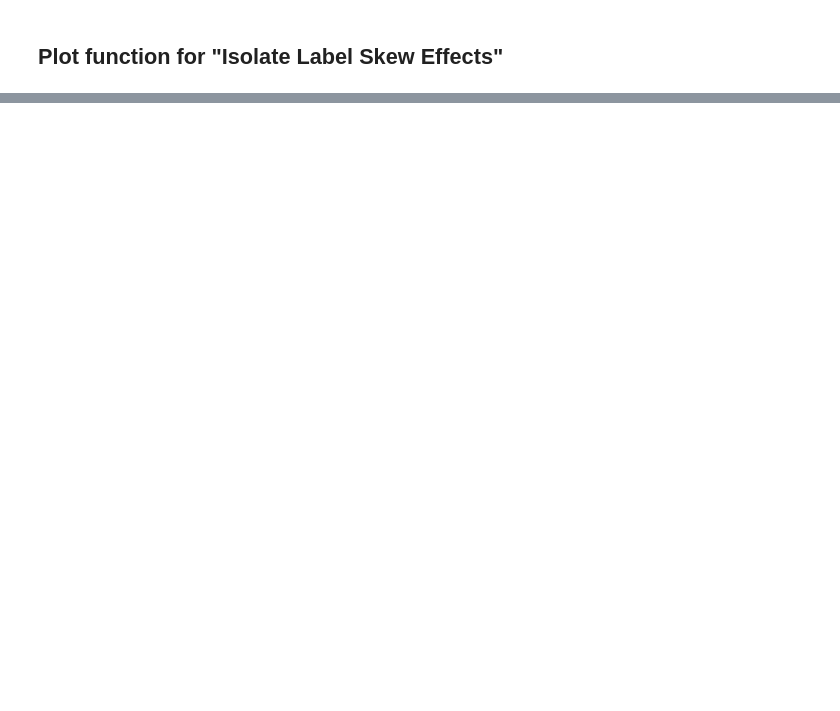
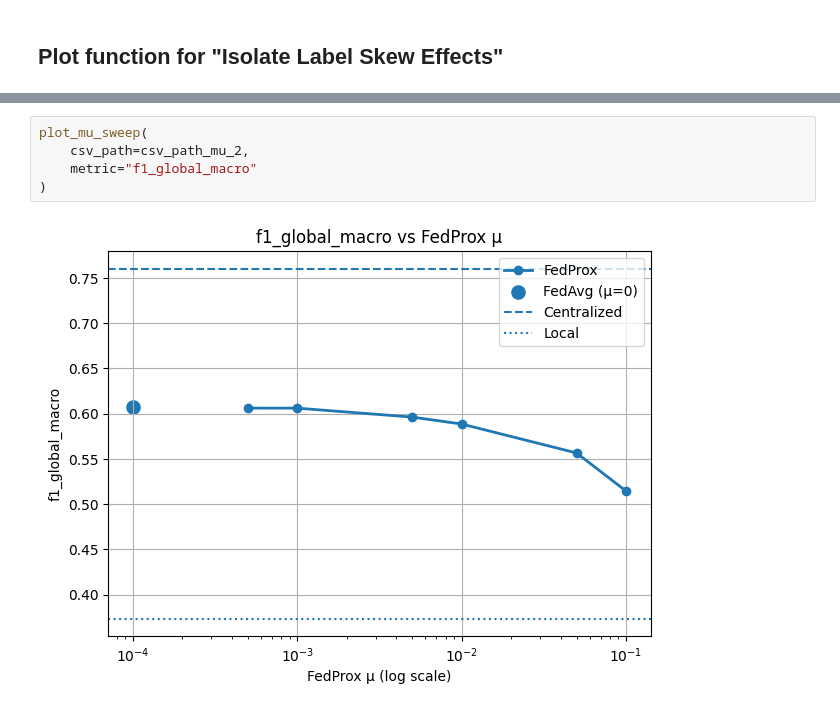
Before and after one commit to OskarJohnsen/Federated-dental-risk-vol2, a Jupyter notebook: src/fdrp/analysis/plot_docu.ipynb, the cells around one changed output, grey strips where cells are left out. Saved outputs shown, nothing was run; the diff lists cells and outputs as text; blank space fills up the shorter version.

```diff
--- a/src/fdrp/analysis/plot_docu.ipynb
+++ b/src/fdrp/analysis/plot_docu.ipynb
@@ -307,0 +249,7 @@ plot_mu_sweep(
+# %%
+plot_mu_sweep(
+    csv_path=csv_path_mu_2,
+    metric="f1_global_macro"
+)
+# %% [output]
+[figure, added]
```
Also changed, not shown: parts of 12 cells of this notebook, 10 other files.
